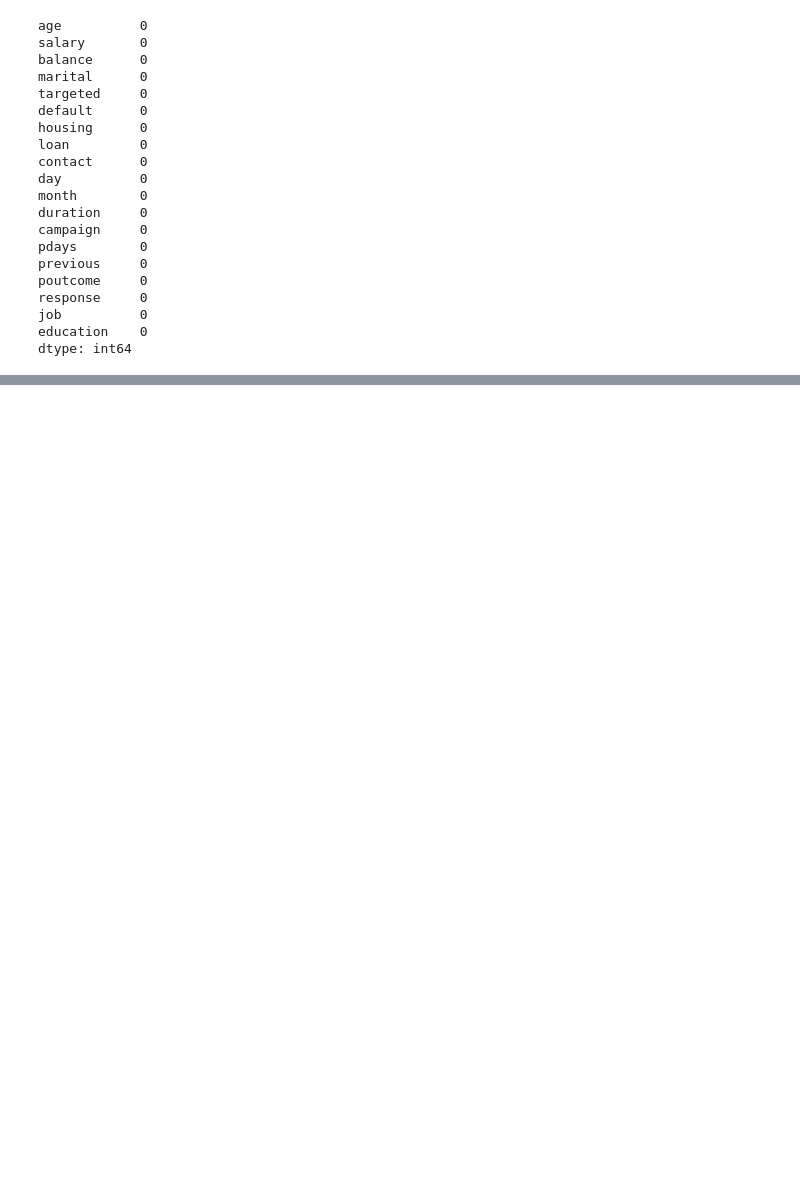
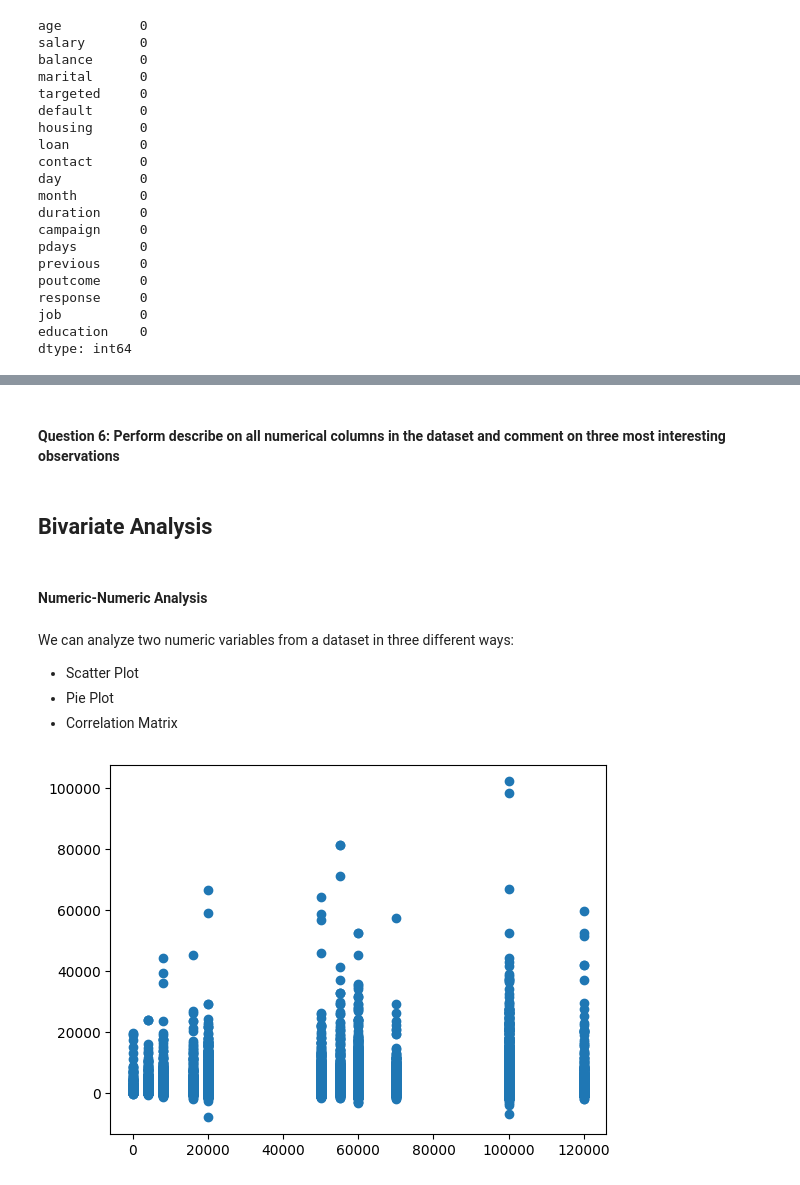
Before and after one commit to DiazHumberto/lab5, a Jupyter notebook: notebooks/lab5.ipynb, the cells around one changed output, grey strips where cells are left out. Saved outputs shown, nothing was run; the diff lists cells and outputs as text; code cells hidden in the pictures; blank space fills up the shorter version.

```diff
--- a/notebooks/lab5.ipynb
+++ b/notebooks/lab5.ipynb
@@ -174,0 +258,17 @@ dtype: int64
+# %% [markdown]
+#### Question 6: Perform describe on all numerical columns in the dataset and comment on three most interesting observations
+# %% [markdown]
+## Bivariate Analysis
+# %% [markdown]
+#### Numeric-Numeric Analysis
+# %% [markdown]
+We can analyze two numeric variables from a dataset in three different ways:
+* Scatter Plot
+* Pie Plot
+* Correlation Matrix
+# %%
+#Plot the scatter plot of balance and salary variable in de data
+plt.scatter(marketing_data.salary, marketing_data.balance)
+plt.show()
+# %% [output]
+[figure, added]
```
Also changed, not shown: parts of 42 cells of this notebook.
